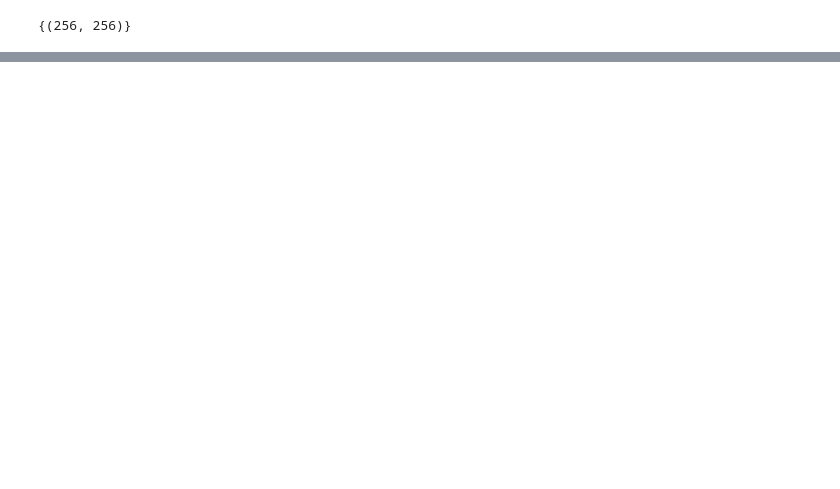
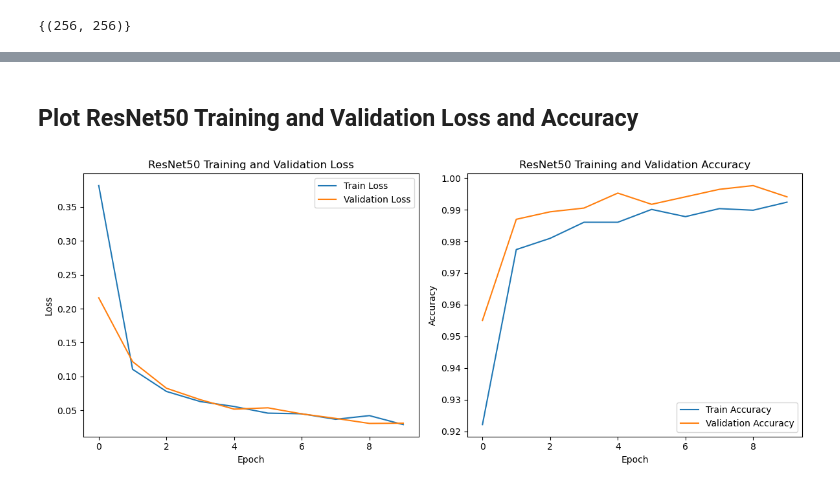
Before and after one commit to ariansbahram/satellite-image-classification-ml, a Jupyter notebook: main.ipynb, the cells around one changed output, grey strips where cells are left out. Cells and saved outputs as stored; diff of their text form; code cells hidden in the pictures; blank space fills up the shorter version.

```diff
--- a/main.ipynb
+++ b/main.ipynb
@@ -159,0 +338,13 @@ for path in df['image_path']:
+# %%
+# checks for available GPU
+device = torch.device("cuda" if torch.cuda.is_available() else "cpu")
+
+# initialize the custom CNN model
+model = CustomCNN(num_classes=4).to(device)
+
+# applies softmax internally
+criterion = nn.CrossEntropyLoss()
+# controls how the model updates its weights
+optimizer = torch.optim.Adam(model.parameters(), lr=0.001)
+
+print("Model initialized on:", device)
@@ -159,0 +637,10 @@ for path in df['image_path']:
+# %%
+resnet_train_losses, resnet_val_losses, resnet_train_accuracies, resnet_val_accuracies = train_model(
+    model=resnet_model,
+    train_loader=train_loader,
+    val_loader=val_loader,
+    criterion=criterion_resnet,
+    optimizer=optimizer_resnet,
+    device=device,
+    epochs=10
+)
@@ -159,0 +685,25 @@ for path in df['image_path']:
+# %% [markdown]
+## Plot ResNet50 Training and Validation Loss and Accuracy
+# %%
+plt.figure(figsize=(12, 5))
+
+plt.subplot(1, 2, 1)
+plt.plot(resnet_train_losses, label='Train Loss')
+plt.plot(resnet_val_losses, label='Validation Loss')
+plt.xlabel('Epoch')
+plt.ylabel('Loss')
+plt.title('ResNet50 Training and Validation Loss')
+plt.legend()
+
+plt.subplot(1, 2, 2)
+plt.plot(resnet_train_accuracies, label='Train Accuracy')
+plt.plot(resnet_val_accuracies, label='Validation Accuracy')
+plt.xlabel('Epoch')
+plt.ylabel('Accuracy')
+plt.title('ResNet50 Training and Validation Accuracy')
+plt.legend()
+
+plt.tight_layout()
+plt.show()
+# %% [output]
+[figure, added]
```
Also changed, not shown: parts of 42 cells of this notebook.
